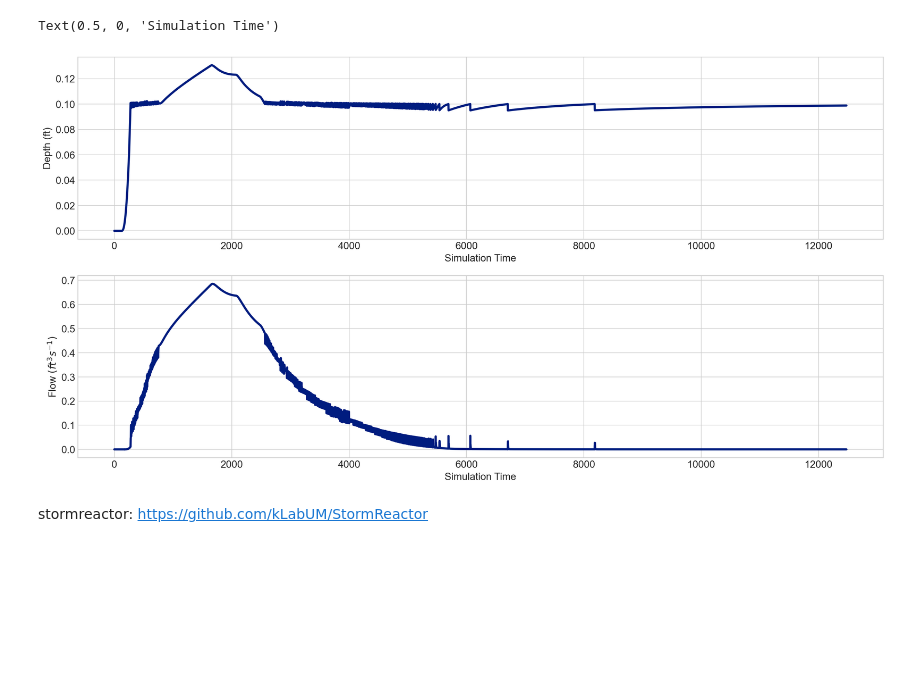
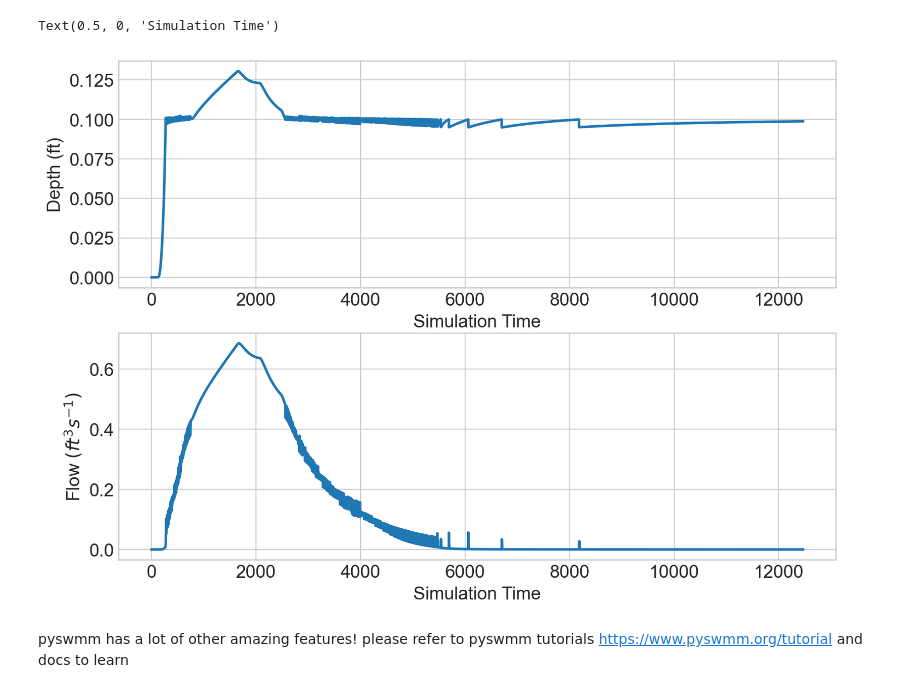
Before and after one commit to abhiramm7/digi-swmm, a Jupyter notebook: intro_to_pyswmm_ecosystem.ipynb, the cells around one changed output. Cells and saved outputs as stored; diff of their text form; code cells hidden in the pictures; blank space fills up the shorter version.

```diff
--- a/intro_to_pyswmm_ecosystem.ipynb
+++ b/intro_to_pyswmm_ecosystem.ipynb
@@ -55,2 +75,2 @@ pystorms is a collection of stormwater networks for anlyzing the performance of
 # %%
-network = pystorms.networks.load_network("gamma")
+network = pystorms.networks.load_network("theta")
@@ -60,12 +86,18 @@ flow = []
 depth = []
 
 with pyswmm.Simulation(network) as sim:
-    link = pyswmm.Links(sim)['O1']
-    node = pyswmm.Nodes(sim)['1']
+    link = pyswmm.Links(sim)['7']
+    node = pyswmm.Nodes(sim)['P1']
 
     for step in sim:
         time.append(sim.current_time)
         depth.append(node.depth)
         flow.append(link.flow)
 
-data = pd.DataFrame(data={"depth": depth, "flow": flow}, index=time)
+fig = plt.figure(figsize=(10, 5), tight_layout=True)
+ax = fig.gca()
+ax.plot(time, depth, label='depth')
+ax.plot(time, flow, label='flow')
+ax.set_title("node outflow and depth", loc='left')
+ax.tick_params(axis='x', labelrotation=45)
+ax.legend()
@@ -85,8 +106,0 @@ model = swmmio.Model(network)
-# %%
-nodes = model.nodes.dataframe
-links = model.links.dataframe
-# %%
-# style the links and nodes a bit
-nodes['draw_size'] = 5
-links['draw_size'] = 1
-swmmio.draw_model(nodes=nodes, conduits=links, px_width=100)
@@ -125,18 +141,18 @@ with pyswmm.Simulation(inputfile=input_file) as sim:
         depth.append(basin_P1_depth)
         flow.append(link_8.flow)
 # %%
-plt.figure(figsize=(20, 10), dpi=200)
+plt.figure(figsize=(10, 7), dpi=200)
 plt.subplot(2, 1, 1)
-plt.plot(depth, linewidth=3.0)
+plt.plot(depth, linewidth=2.0)
 plt.ylabel("Depth (ft)")
 plt.xlabel("Simulation Time")
 
 plt.subplot(2, 1, 2)
-plt.plot(flow, linewidth=3.0)
+plt.plot(flow, linewidth=2.0)
 plt.ylabel(r"Flow $(ft^{3}s^{-1})$")
 plt.xlabel("Simulation Time")
 # %% [output]
 Text(0.5, 0, 'Simulation Time')
-[figure, old version]
+[figure, new version]
-# %% [markdown]
-stormreactor: https://github.com/kLabUM/StormReactor
+# %% [markdown]
+pyswmm has a lot of other amazing features! please refer to pyswmm tutorials https://www.pyswmm.org/tutorial and docs to learn
```
Also changed, not shown: parts of 16 cells of this notebook, 1 other file.
